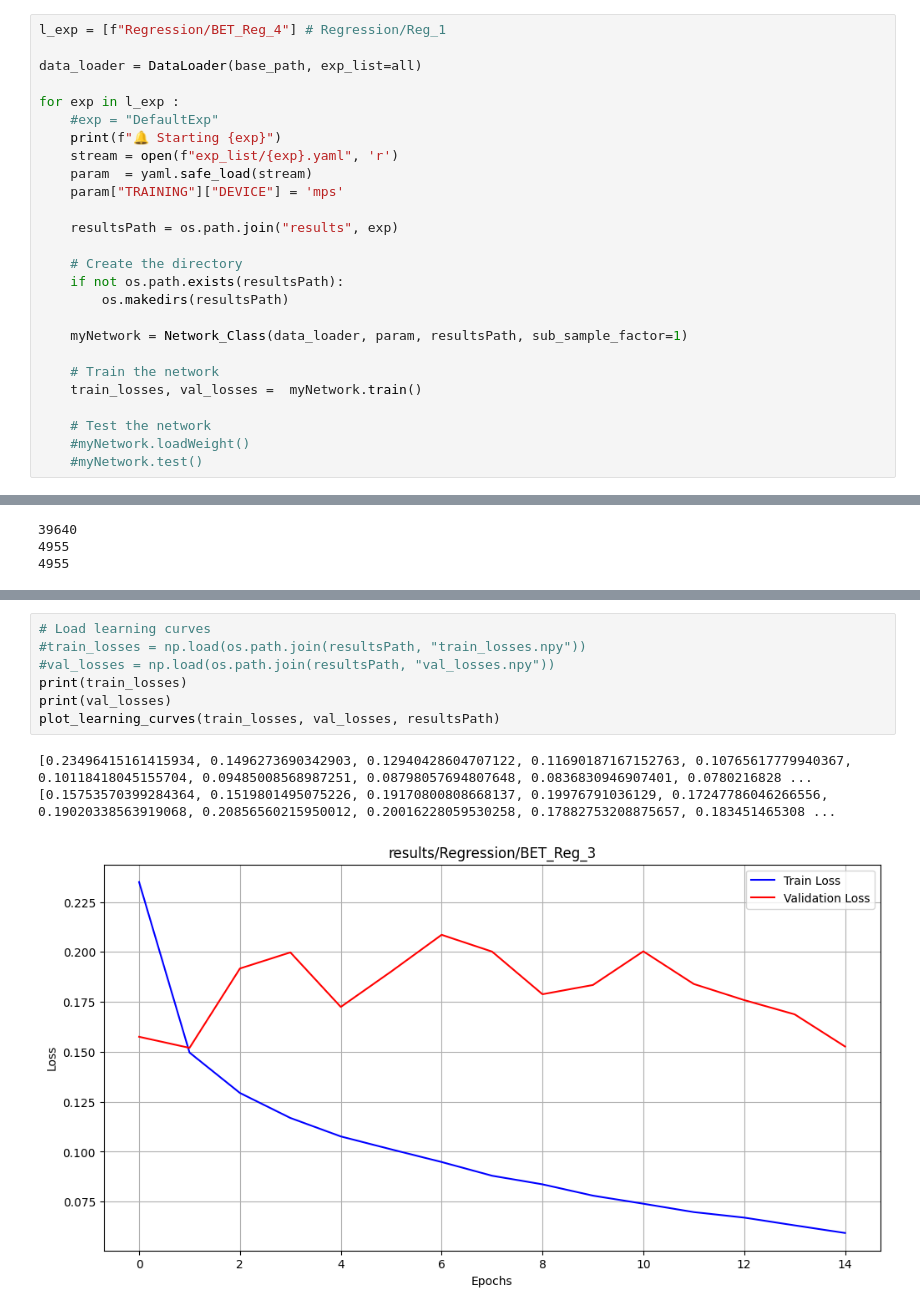
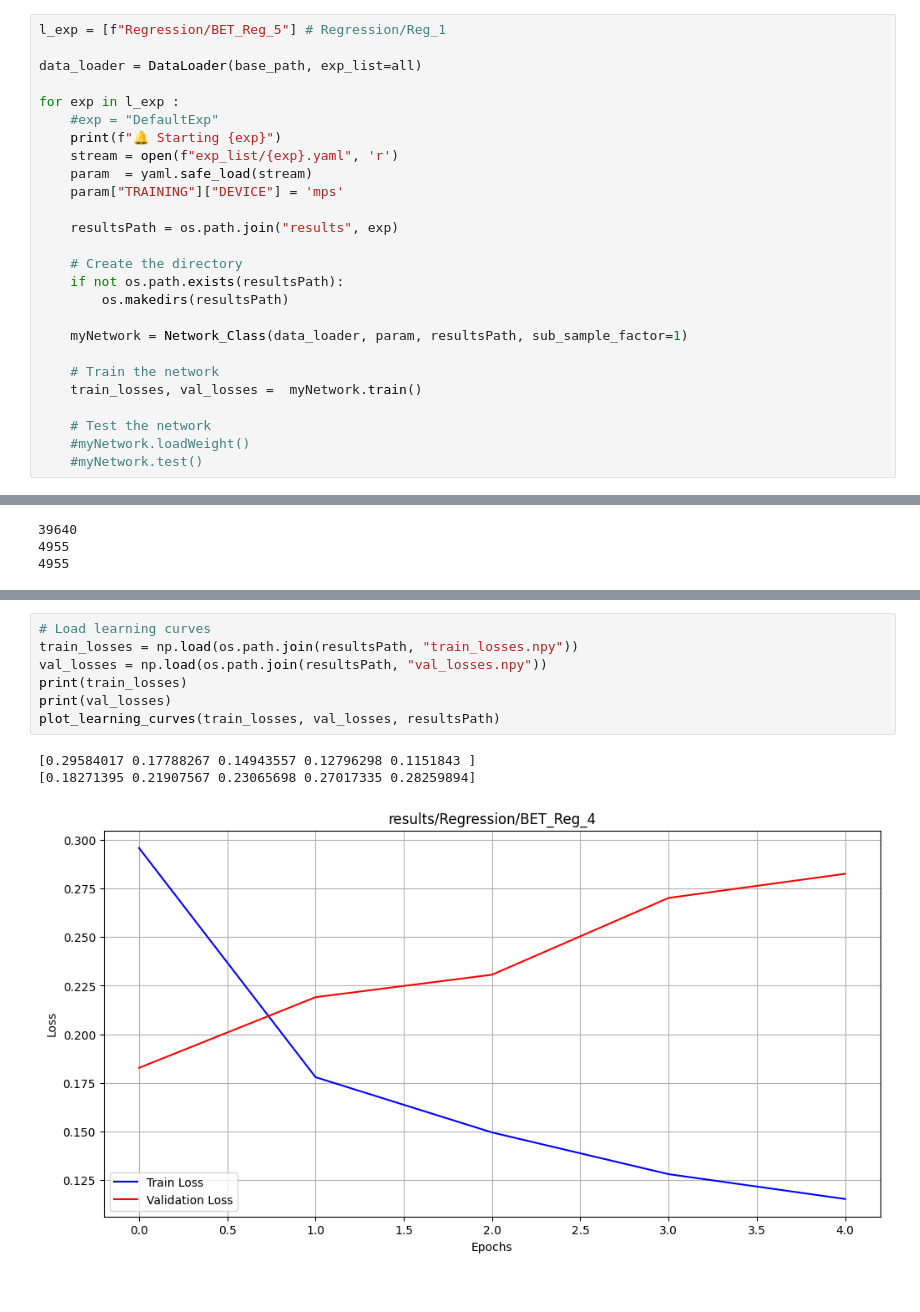
Before and after one commit to Hip02/CrowdMonitoring_Hip, a Jupyter notebook: DeepLearning/deep_learning_first_try.ipynb, the cells around one changed output, grey strips where cells are left out. Cells and saved outputs as stored; diff of their text form.

```diff
--- a/DeepLearning/deep_learning_first_try.ipynb
+++ b/DeepLearning/deep_learning_first_try.ipynb
@@ -10,7 +10,7 @@ import os
 base_path = "/Volumes/HIP_BACKUP/MEMOIRE/Code/MyDB2"
 all = [f"NewExp{i}" for i in range(1, 51)]
 # %%
-l_exp = [f"Regression/BET_Reg_4"] # Regression/Reg_1
+l_exp = [f"Regression/BET_Reg_5"] # Regression/Reg_1
 
 data_loader = DataLoader(base_path, exp_list=all)
 
@@ -60,11 +61,11 @@ Number of parameters: 12833441
 # %%
 # Load learning curves
-#train_losses = np.load(os.path.join(resultsPath, "train_losses.npy"))
-#val_losses = np.load(os.path.join(resultsPath, "val_losses.npy"))
+train_losses = np.load(os.path.join(resultsPath, "train_losses.npy"))
+val_losses = np.load(os.path.join(resultsPath, "val_losses.npy"))
 print(train_losses)
 print(val_losses)
 plot_learning_curves(train_losses, val_losses, resultsPath)
 # %% [output]
-[0.23496415161415934, 0.1496273690342903, 0.12940428604707122, 0.11690187167152763, 0.10765617779940367, 0.10118418045155704, 0.09485008568987251, 0.08798057694807648, 0.0836830946907401, 0.0780216828 ...
-[0.15753570399284364, 0.1519801495075226, 0.19170800808668137, 0.19976791036129, 0.17247786046266556, 0.19020338563919068, 0.20856560215950012, 0.20016228059530258, 0.17882753208875657, 0.183451465308 ...
+[0.29584017 0.17788267 0.14943557 0.12796298 0.1151843 ]
+[0.18271395 0.21907567 0.23065698 0.27017335 0.28259894]
-[figure, old version]
+[figure, new version]
```
Also changed, not shown: parts of 2 cells of this notebook, 3 other files.
